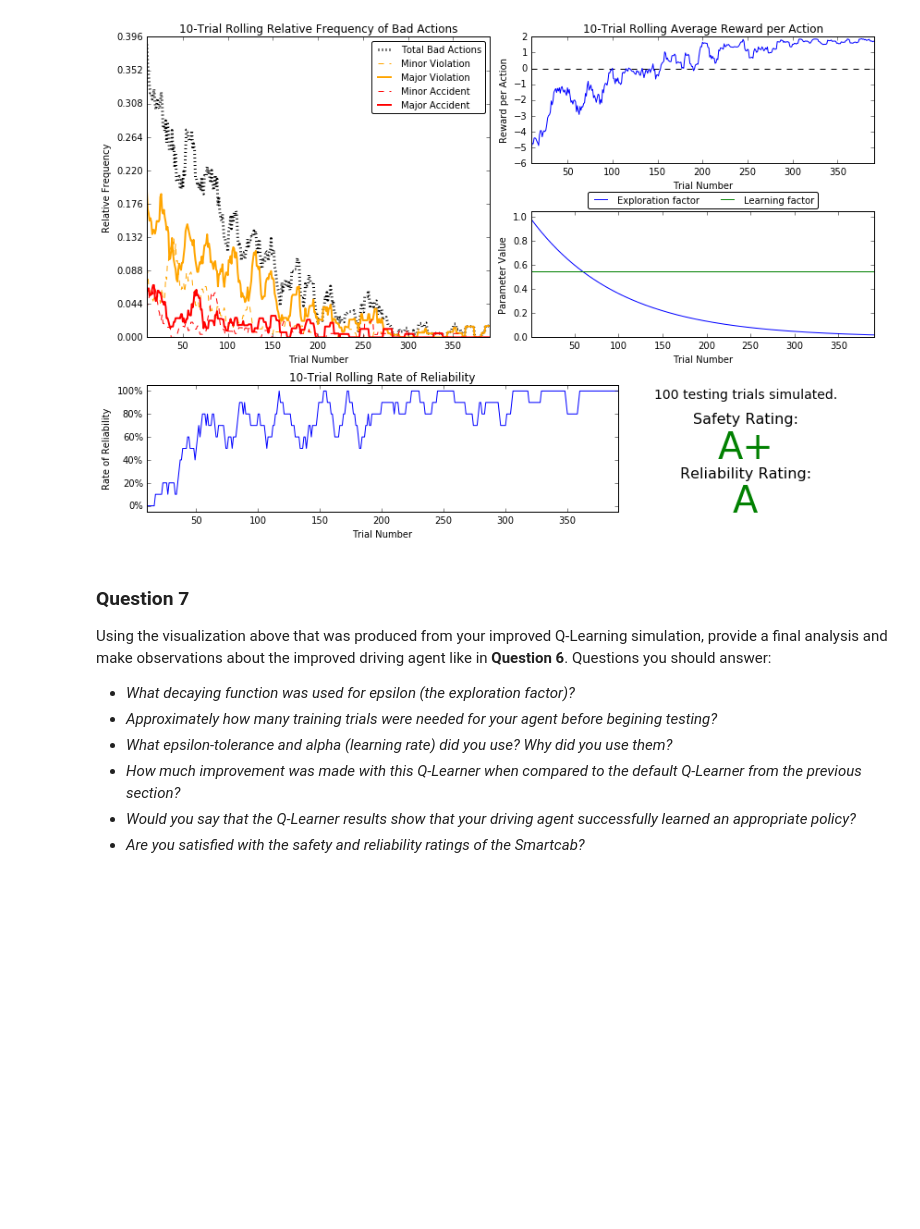
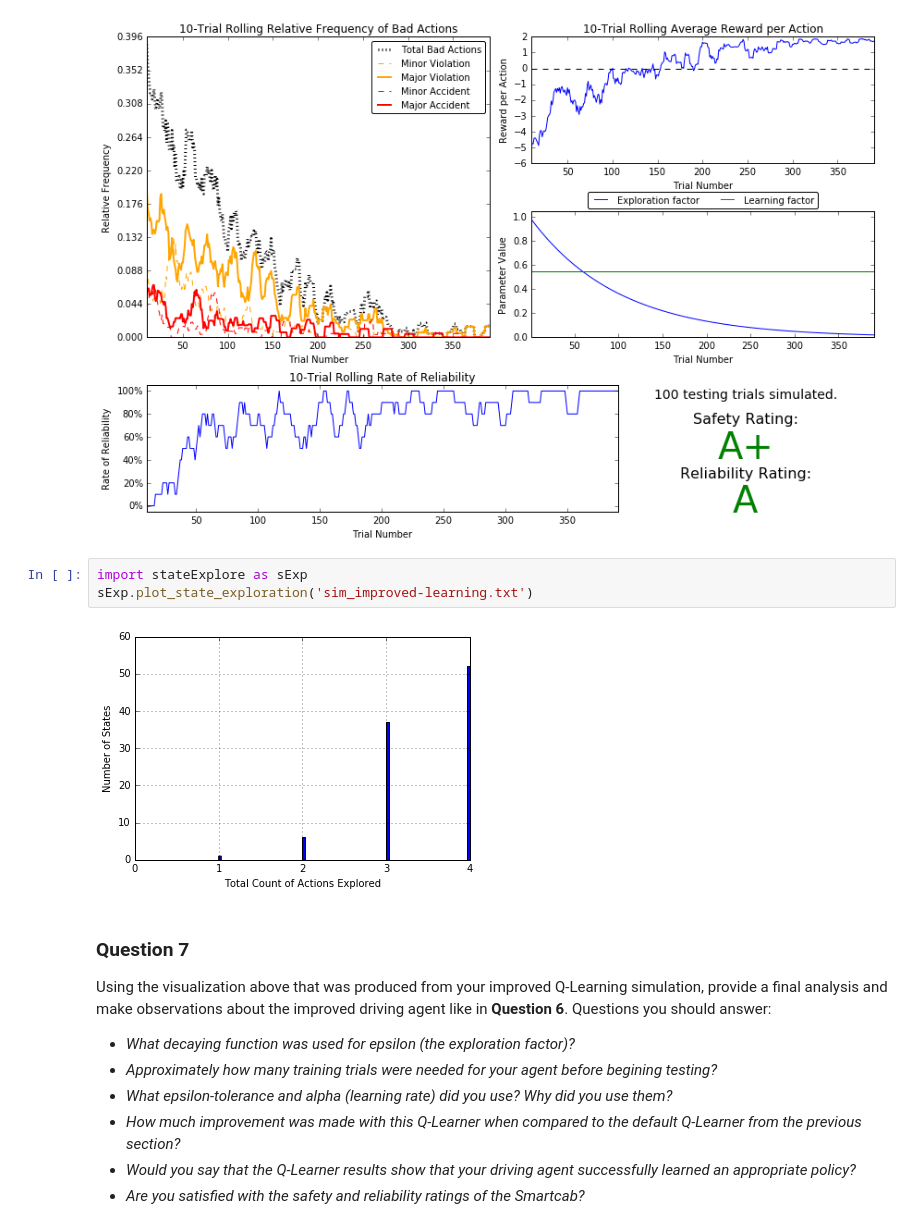
Before and after one commit to kalyanramu/MLND, a Jupyter notebook: RLSmartCab/smartcab/smartcab.ipynb, the cells around one changed output. Saved outputs shown, nothing was run; the diff lists cells and outputs as text; blank space fills up the shorter version.

```diff
--- a/RLSmartCab/smartcab/smartcab.ipynb
+++ b/RLSmartCab/smartcab/smartcab.ipynb
@@ -266,6 +271,11 @@ Once you have successfully completed the improved Q-Learning simulation, run the
 vs.plot_trials('sim_improved-learning.csv')
 # %% [output]
 [figure]
+# %%
+import stateExplore as sExp
+sExp.plot_state_exploration('sim_improved-learning.txt')
+# %% [output]
+[figure, added]
 # %% [markdown]
 ### Question 7
 Using the visualization above that was produced from your improved Q-Learning simulation, provide a final analysis and make observations about the improved driving agent like in **Question 6**. Questions you should answer:
```
Also changed, not shown: parts of 5 cells of this notebook, 2 other files.
